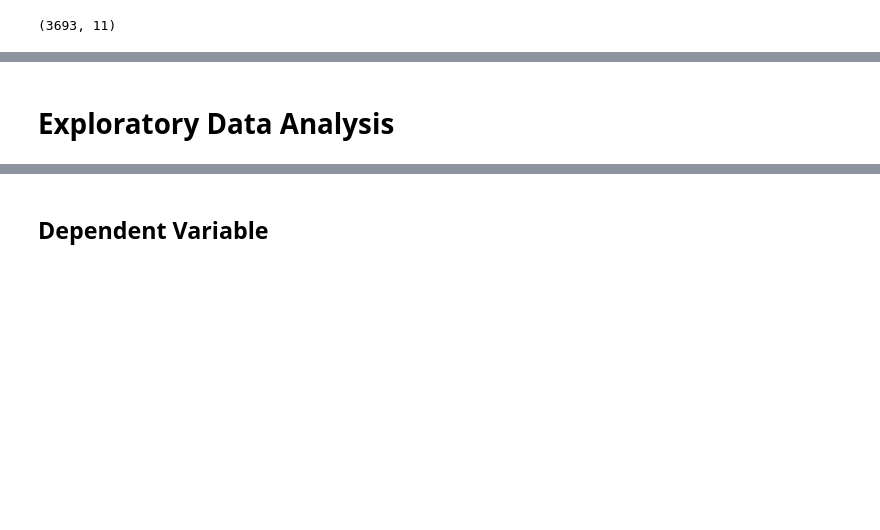
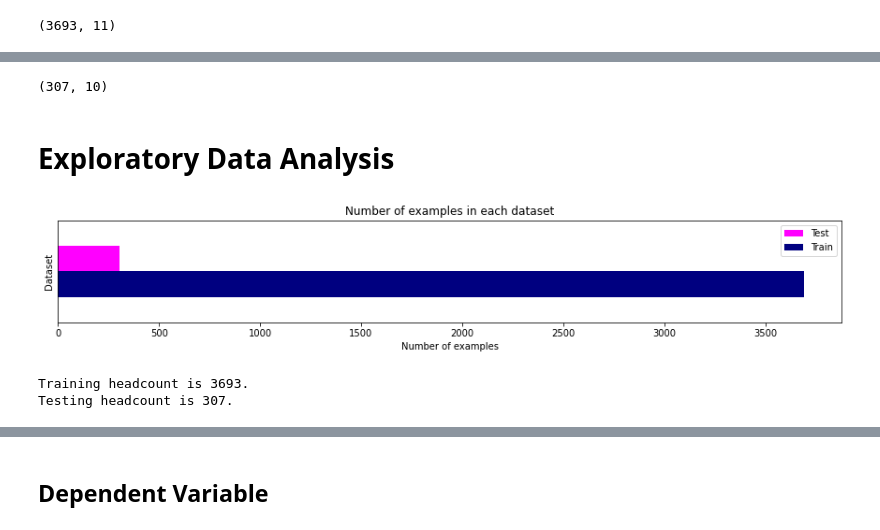
Before and after one commit to Louismada29/Credits_Default, a Jupyter notebook: Credit(Loans)_Default_ClassificationModel.ipynb, the cells around one changed output, grey strips where cells are left out. Cells and saved outputs as stored; diff of their text form; code cells hidden in the pictures; blank space fills up the shorter version.

```diff
--- a/Credit(Loans)_Default_ClassificationModel.ipynb
+++ b/Credit(Loans)_Default_ClassificationModel.ipynb
@@ -49,2 +78,5 @@ data.shape
 # %% [output]
 (3693, 11)
+# %%
+data_test = pd.read_csv('https://raw.githubusercontent.com/Louismada29/Credits_Default/main/test.csv')
+data_test.head()
@@ -51,2 +111,23 @@ data.shape
+# %%
+# data shape
+data_test.shape
+# %% [output]
+(307, 10)
 # %% [markdown]
 # Exploratory Data Analysis
+# %%
+pd.DataFrame({'Train': [data_train.shape[0]], 'Test': [data_test.shape[0]]}).plot.barh(
+figsize = (15,2), legend= 'reverse', color=['navy','magenta'])
+plt.title('Number of examples in each dataset')
+plt.ylabel('Dataset')
+plt.yticks([])
+plt.xlabel('Number of examples')
+plt.show()
+# %% [output]
+[figure, added]
+# %%
+print("Training headcount is %i." % data_train.shape[0])
+print("Testing headcount is %i." % data_test.shape[0])
+# %% [output]
+Training headcount is 3693.
+Testing headcount is 307.
```
Also changed, not shown: parts of 56 cells of this notebook.
